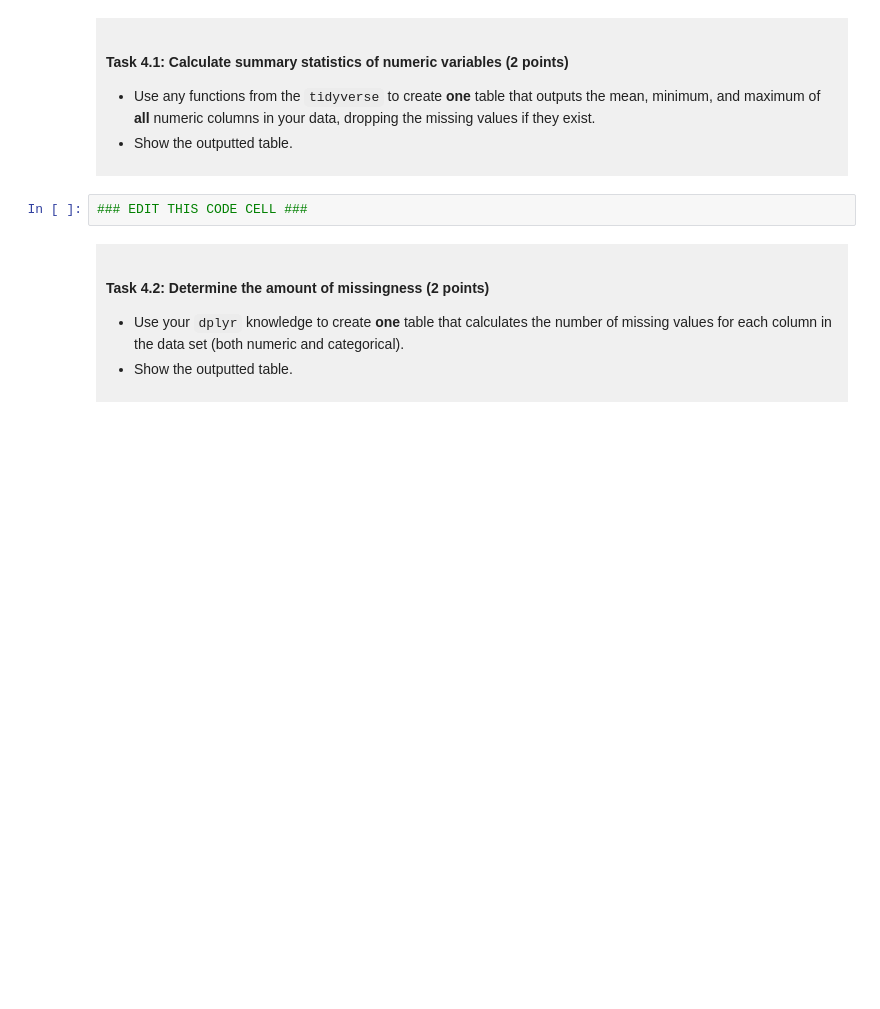
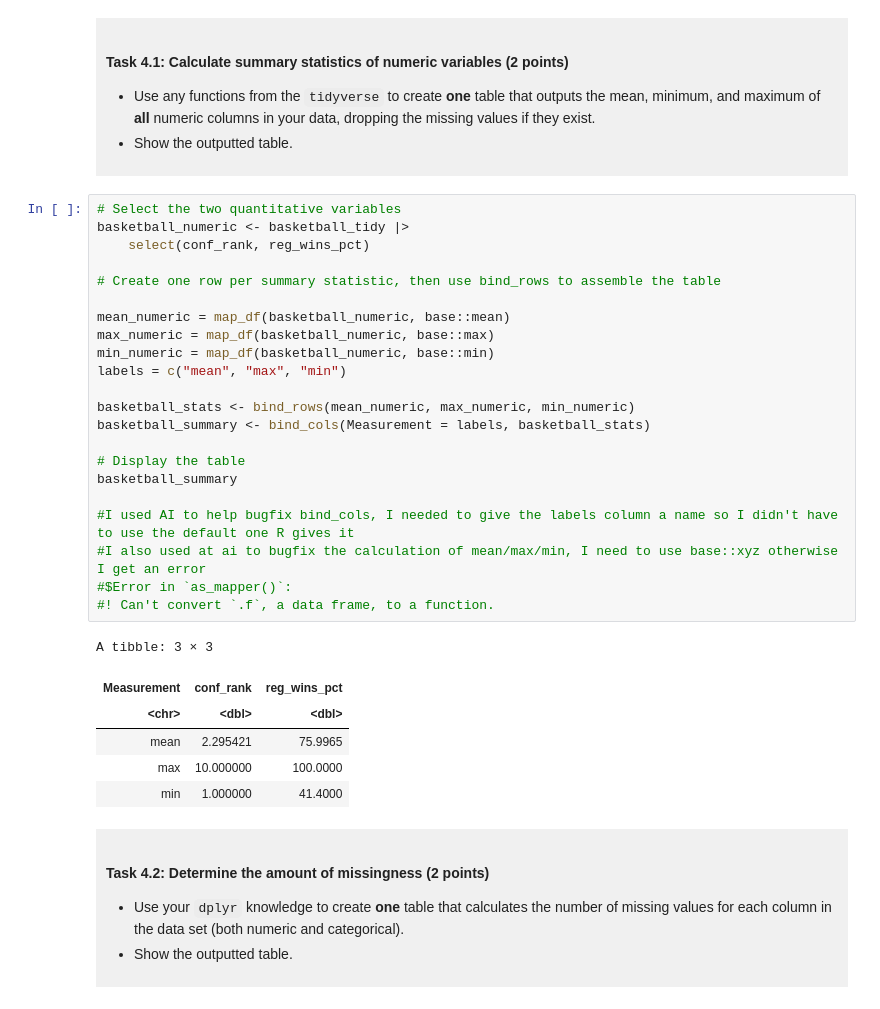
Before and after one commit to mattmarcotte/dsci-100-project-matthew-marcotte, a Jupyter notebook: dsci-100-project-notebook.ipynb, the cells around one changed output. Drawn from its saved outputs; the diff is of its cells as text; blank space fills up the shorter version.

```diff
--- a/dsci-100-project-notebook.ipynb
+++ b/dsci-100-project-notebook.ipynb
@@ -218,7 +286,34 @@ You will refine your research question (if needed) and produce a tidy data set.
 
 </div>
 # %%
-### EDIT THIS CODE CELL ###
+# Select the two quantitative variables
+basketball_numeric <- basketball_tidy |>
+    select(conf_rank, reg_wins_pct)
+
+# Create one row per summary statistic, then use bind_rows to assemble the table
+
+mean_numeric = map_df(basketball_numeric, base::mean)
+max_numeric = map_df(basketball_numeric, base::max)
+min_numeric = map_df(basketball_numeric, base::min)
+labels = c("mean", "max", "min")
+
+basketball_stats <- bind_rows(mean_numeric, max_numeric, min_numeric)
+basketball_summary <- bind_cols(Measurement = labels, basketball_stats)
+
+# Display the table
+basketball_summary
+
+#I used AI to help bugfix bind_cols, I needed to give the labels column a name so I didn't have to use the default one R gives it
+#I also used at ai to bugfix the calculation of mean/max/min, I need to use base::xyz otherwise I get an error
+#$Error in `as_mapper()`:
+#! Can't convert `.f`, a data frame, to a function.
+# %% [output]
+A tibble: 3 × 3
+| Measurement | conf_rank | reg_wins_pct |
+| <chr> | <dbl> | <dbl> |
+| mean | 2.295421 | 75.9965 |
+| max | 10.000000 | 100.0000 |
+| min | 1.000000 | 41.4000 |
 # %% [markdown]
 <div style="background-color: #f0f0f0; padding: 10px;">
 
```
Also changed, not shown: parts of 6 cells of this notebook.
